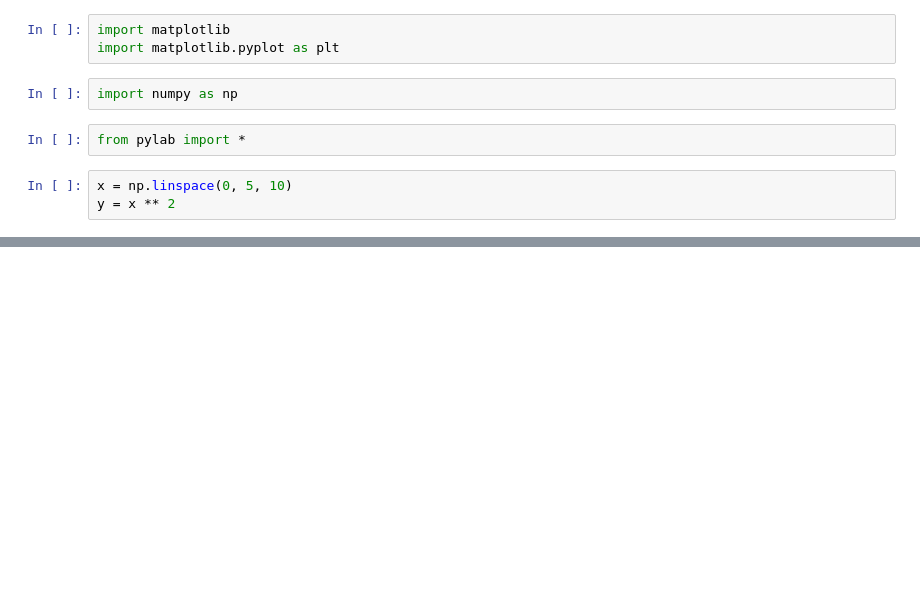
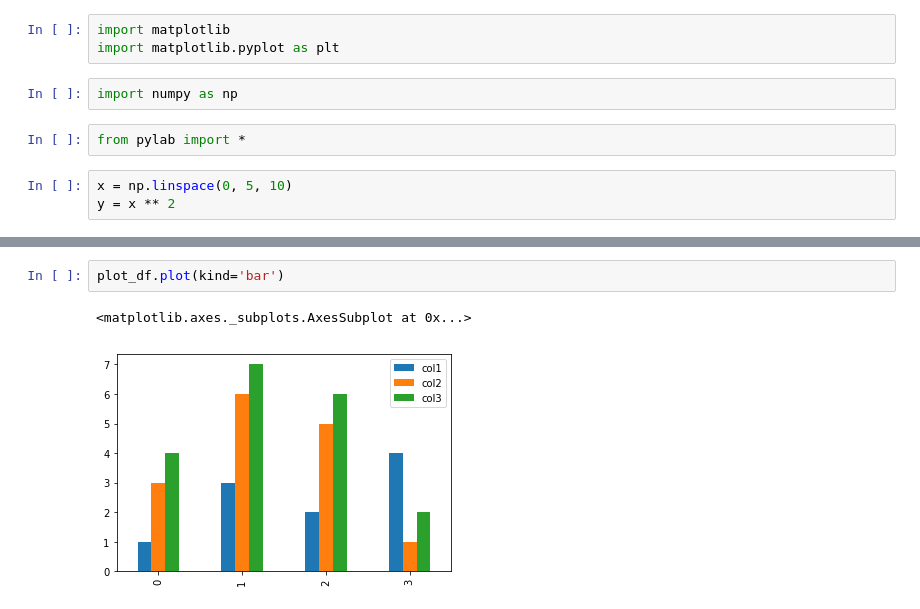
Before and after one commit to diananatalia/python, a Jupyter notebook: hitung.ipynb, the cells around one changed output, grey strips where cells are left out. Cells and saved outputs as stored; diff of their text form; blank space fills up the shorter version.

```diff
--- a/hitung.ipynb
+++ b/hitung.ipynb
@@ -85,0 +130,5 @@ axes.set_title('title');
+# %%
+plot_df.plot(kind='bar')
+# %% [output]
+<matplotlib.axes._subplots.AxesSubplot at 0x...>
+[figure, added]
```
Also changed, not shown: parts of 13 cells of this notebook.
